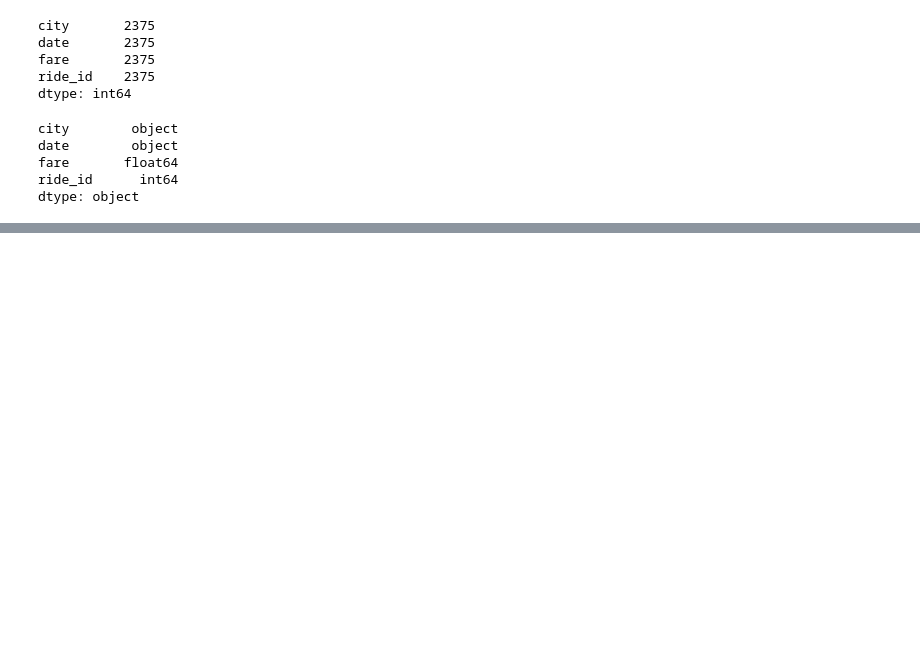
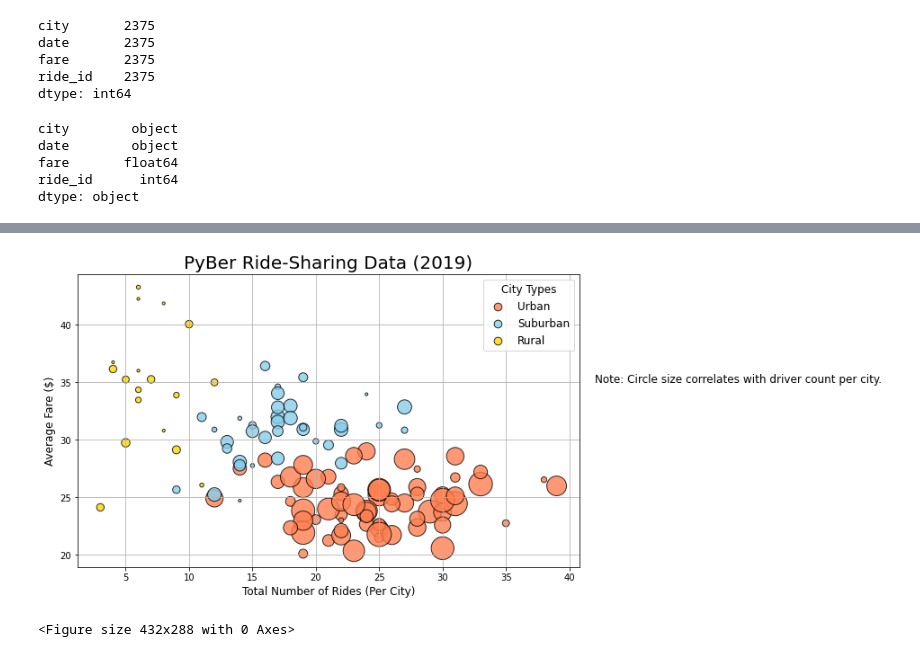
Before and after one commit to HoussamGhandour/PyBer_Analysis, a Jupyter notebook: PyBer.ipynb, the cells around one changed output, grey strips where cells are left out. Drawn from its saved outputs; the diff is of its cells as text; code cells hidden in the pictures; blank space fills up the shorter version.

Commit message:
Added code for creating bubble chart and the chart

```diff
--- a/PyBer.ipynb
+++ b/PyBer.ipynb
@@ -99,0 +109,59 @@ pyber_data_df.head()
+# %%
+# Get the number of rides for urban cities.
+urban_ride_count = urban_cities_df.groupby(["city"]).count()["ride_id"]
+# Create the suburban and rural ride count.
+suburban_ride_count = suburban_cities_df.groupby(["city"]).count()["ride_id"]
+rural_ride_count = rural_cities_df.groupby(["city"]).count()["ride_id"]
+# %%
+# Get average fare for each city in the urban cities.
+urban_avg_fare = urban_cities_df.groupby(["city"]).mean()["fare"]
+suburban_avg_fare = suburban_cities_df.groupby(["city"]).mean()["fare"]
+rural_avg_fare = rural_cities_df.groupby(["city"]).mean()["fare"]
+# %%
+# Get the average number of drivers for each urban city.
+urban_driver_count = urban_cities_df.groupby(["city"]).mean()["driver_count"]
+suburban_driver_count = suburban_cities_df.groupby(["city"]).mean()["driver_count"]
+rural_driver_count = rural_cities_df.groupby(["city"]).mean()["driver_count"]
+# %%
+# Build the scatter charts for each city type.
+plt.subplots(figsize=(10, 6))
+plt.scatter(urban_ride_count,
+      urban_avg_fare,
+      s=10*urban_driver_count, c="coral",
+      edgecolor="black", linewidths=1,
+      alpha=0.8, label="Urban")
+
+plt.scatter(suburban_ride_count,
+      suburban_avg_fare,
+      s=10*suburban_driver_count, c="skyblue",
+      edgecolor="black", linewidths=1,
+      alpha=0.8, label="Suburban")
+
+plt.scatter(rural_ride_count,
+      rural_avg_fare,
+      s=10*rural_driver_count, c="gold",
+      edgecolor="black", linewidths=1,
+      alpha=0.8, label="Rural")
+
+# Incorporate the other graph properties
+plt.title("PyBer Ride-Sharing Data (2019)", fontsize=20)
+plt.ylabel("Average Fare ($)", fontsize=12)
+plt.xlabel("Total Number of Rides (Per City)", fontsize=12)
+plt.grid(True)
+
+# Create a legend
+lgnd = plt.legend(fontsize="12", mode="Expanded",
+         scatterpoints=1, loc="best", title="City Types")
+lgnd.legendHandles[0]._sizes = [75]
+lgnd.legendHandles[1]._sizes = [75]
+lgnd.legendHandles[2]._sizes = [75]
+lgnd.get_title().set_fontsize(12)
+# Incorporate a text label about circle size.
+plt.text(42, 35, "Note: Circle size correlates with driver count per city.", fontsize="12")
+# Show the plot
+plt.show()
+# Save the figure.
+plt.savefig("Fig1.png")
+# %% [output]
+[figure, added]
+<Figure size 432x288 with 0 Axes>
```
Also changed, not shown: parts of 5 cells of this notebook, 1 other file.
